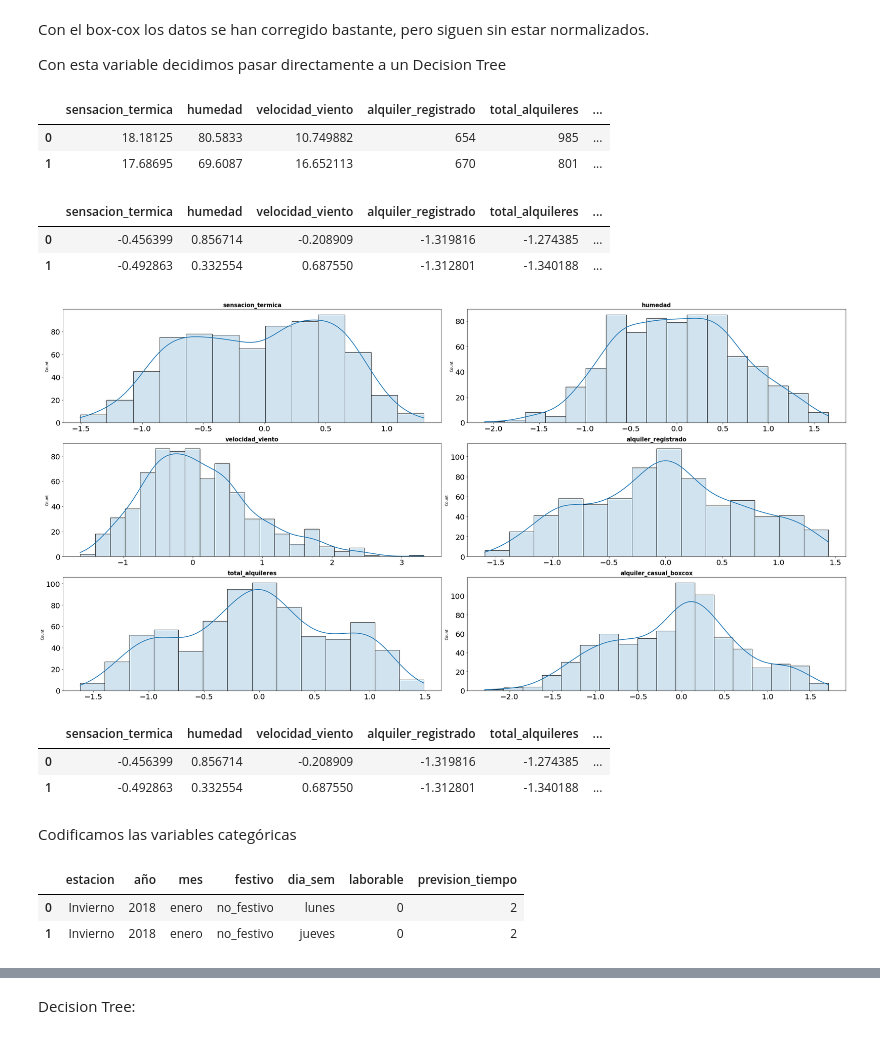
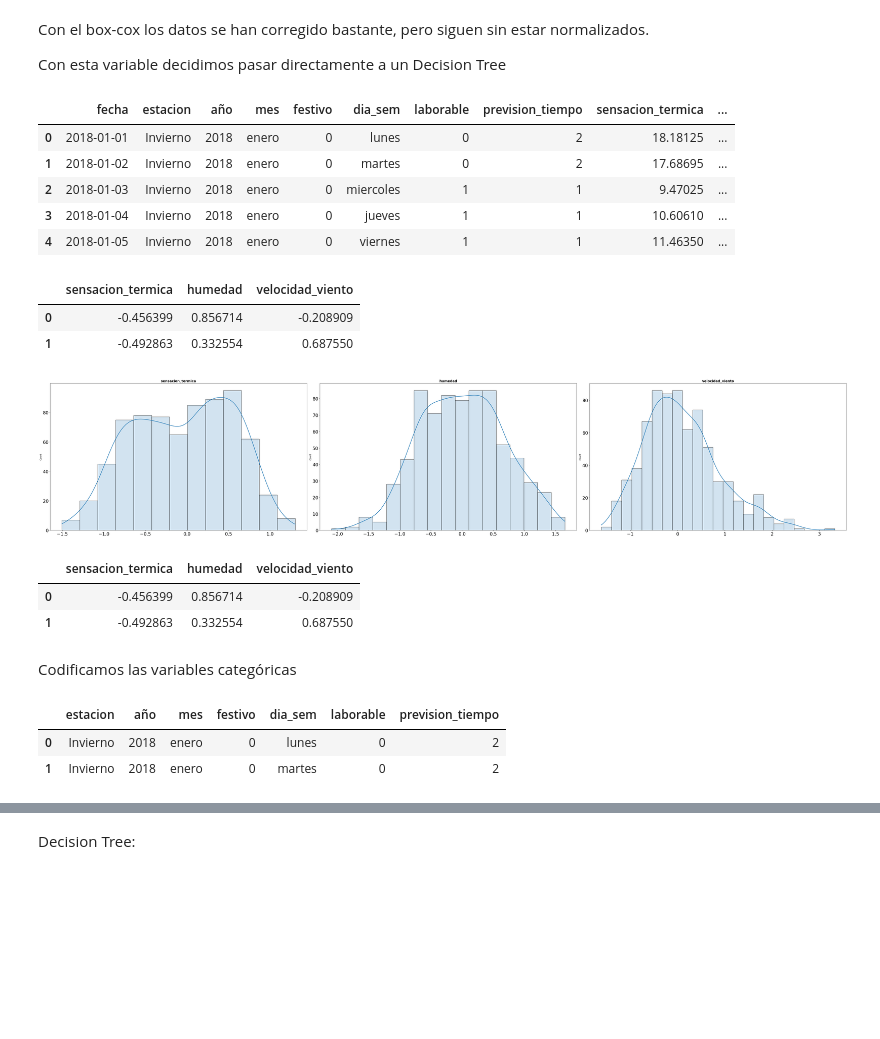
Before and after one commit to LourdesBoj/promoE-modulo3-proyecto-equipo3-Andrea-Catalina-Lourdes-AnaLopez, a Jupyter notebook: notebooks/modelo_1.ipynb, the cells around one changed output, grey strips where cells are left out. Cells and saved outputs as stored; diff of their text form; code cells hidden in the pictures; blank space fills up the shorter version.

```diff
--- a/notebooks/modelo_1.ipynb
+++ b/notebooks/modelo_1.ipynb
@@ -93,8 +95,3 @@ sns.distplot(df["alquiler_casual"] ,ax = axes[0])
 sns.distplot(df["alquiler_casual_boxcox"], ax = axes[1]);
 # %% [output]
 [figure]
-# %%
-#Nos quedamos con la columna 'alquiler_casual_boxcox'
-
-df.drop(['alquiler_casual', 'alquiler_casual_raiz'], axis = 1, inplace = True)
-df.head()
@@ -109,16 +99,22 @@ df.head()
 Con el box-cox los datos se han corregido bastante, pero siguen sin estar normalizados.
 
 Con esta variable decidimos pasar directamente a un Decision Tree
+# %%
+#Nos quedamos con la columna 'alquiler_casual' y a que no hemos conseguido normalizar los datos
+
+df.drop(['alquiler_casual_boxcox', 'alquiler_casual_raiz'], axis = 1, inplace = True)
+df.head()
+# %% [output]
+|  | fecha | estacion | año | mes | festivo | dia_sem | laborable | prevision_tiempo | sensacion_termica | ... |
+| 0 | 2018-01-01 | Invierno | 2018 | enero | 0 | lunes | 0 | 2 | 18.18125 | ... |
+| 1 | 2018-01-02 | Invierno | 2018 | enero | 0 | martes | 0 | 2 | 17.68695 | ... |
+| 2 | 2018-01-03 | Invierno | 2018 | enero | 0 | miercoles | 1 | 1 | 9.47025 | ... |
+| 3 | 2018-01-04 | Invierno | 2018 | enero | 0 | jueves | 1 | 1 | 10.60610 | ... |
+| 4 | 2018-01-05 | Invierno | 2018 | enero | 0 | viernes | 1 | 1 | 11.46350 | ... |
 # %%
 #Lo primero que hacemos es estandarizar las variables numéricas
 
-df_num = df.select_dtypes(include = np.number)
+df_num = df.select_dtypes(include = np.number).drop(["total_alquileres", "alquiler_registrado", "alquiler_casual"], axis= 1)
-# %%
-df_num.head(2)
-# %% [output]
-|  | sensacion_termica | humedad | velocidad_viento | alquiler_registrado | total_alquileres | ... |
-| 0 | 18.18125 | 80.5833 | 10.749882 | 654 | 985 | ... |
-| 1 | 17.68695 | 69.6087 | 16.652113 | 670 | 801 | ... |
 # %%
 #Iniciamos el método RobustScaler y lo aplicamos
 robust = RobustScaler()
@@ -128,40 +129,40 @@ X_robust = robust.transform(df_num)
 numericas_robust = pd.DataFrame(X_robust, columns = df_num.columns)
 numericas_robust.head(2)
 # %% [output]
-|  | sensacion_termica | humedad | velocidad_viento | alquiler_registrado | total_alquileres | ... |
-| 0 | -0.456399 | 0.856714 | -0.208909 | -1.319816 | -1.274385 | ... |
-| 1 | -0.492863 | 0.332554 | 0.687550 | -1.312801 | -1.340188 | ... |
+|  | sensacion_termica | humedad | velocidad_viento |
+| 0 | -0.456399 | 0.856714 | -0.208909 |
+| 1 | -0.492863 | 0.332554 | 0.687550 |
 # %%
 #Visualizamos la distribución de las variables numéricas una vez estandarizadas
 
-fig, axes = plt.subplots(nrows = 3, ncols = 2, figsize = (30, 15))
+fig, axes = plt.subplots(nrows = 1, ncols = 3, figsize = (50, 10))
 columnas_robust = numericas_robust.columns
 axes = axes.flat
 
 for i, colum in enumerate(columnas_robust):
     sns.histplot(
         data = numericas_robust,
         x = colum,
         kde = True,
         line_kws = {"linewidth": 2},
         alpha = 0.2,
         ax = axes[i])
     axes[i].set_title(colum, fontsize = 15, fontweight = "bold")
     axes[i].tick_params(labelsize = 20)
     axes[i].set_xlabel("")
 
 fig.tight_layout();
 # %% [output]
-[figure, old version]
+[figure, new version]
 # %%
 #Creamos un nuevo dataframe con las variables numéricas estandarizadas
 
 df_est = df_num[df_num.columns] = numericas_robust
 df_est.head(2)
 # %% [output]
-|  | sensacion_termica | humedad | velocidad_viento | alquiler_registrado | total_alquileres | ... |
-| 0 | -0.456399 | 0.856714 | -0.208909 | -1.319816 | -1.274385 | ... |
-| 1 | -0.492863 | 0.332554 | 0.687550 | -1.312801 | -1.340188 | ... |
+|  | sensacion_termica | humedad | velocidad_viento |
+| 0 | -0.456399 | 0.856714 | -0.208909 |
+| 1 | -0.492863 | 0.332554 | 0.687550 |
 # %% [markdown]
 Codificamos las variables categóricas
 # %%
@@ -171,8 +172,8 @@ df_cat = df.select_dtypes(exclude=np.number).drop('fecha', axis = 1)
 df_cat.head(2)
 # %% [output]
 |  | estacion | año | mes | festivo | dia_sem | laborable | prevision_tiempo |
-| 0 | Invierno | 2018 | enero | no_festivo | lunes | 0 | 2 |
-| 1 | Invierno | 2018 | enero | no_festivo | jueves | 0 | 2 |
+| 0 | Invierno | 2018 | enero | 0 | lunes | 0 | 2 |
+| 1 | Invierno | 2018 | enero | 0 | martes | 0 | 2 |
 # %%
 # sacamos boxplots para ver si las variables tienen orden:
 
```
Also changed, not shown: parts of 44 cells of this notebook, 16 other files.
